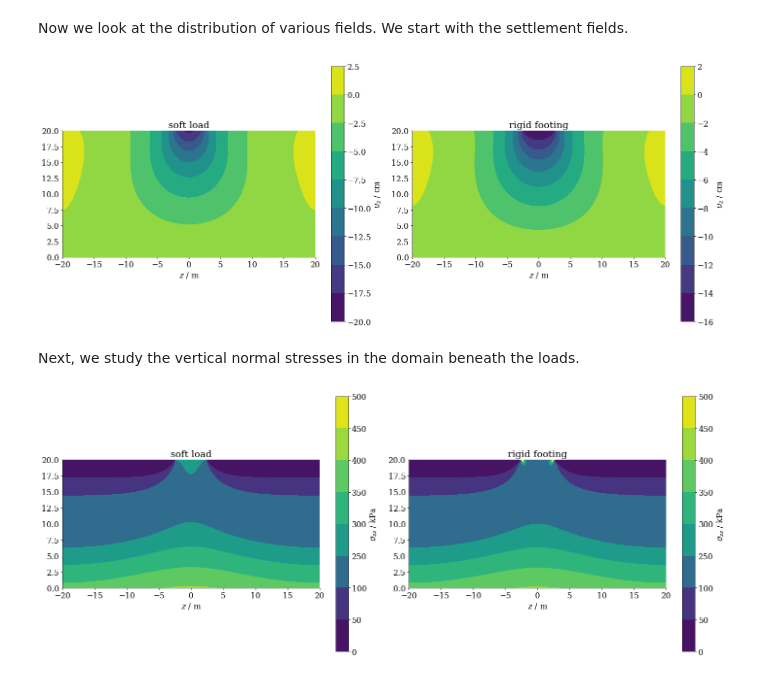
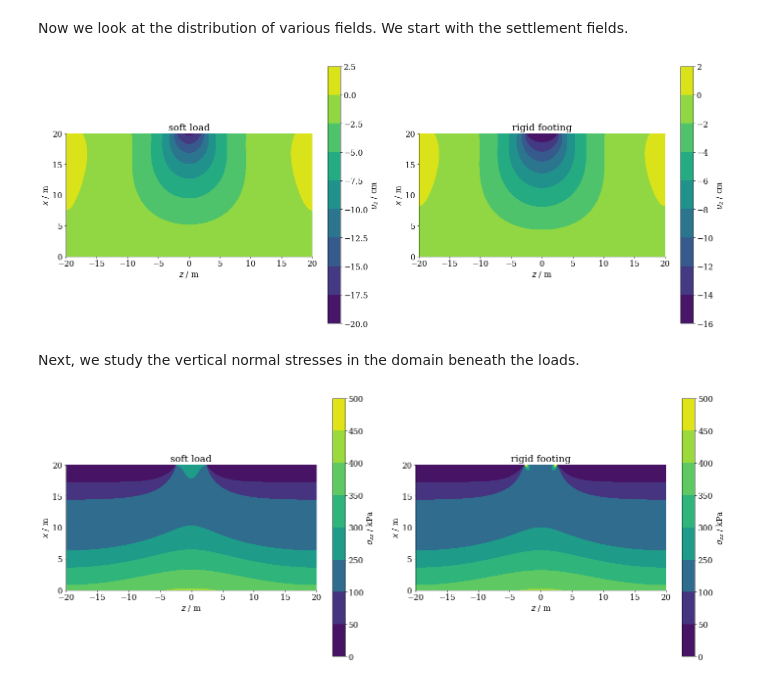
Before and after one commit to nagelt/MechanicsTrainingCourse2020, a Jupyter notebook: Foundation/Foundations.ipynb, the cells around one changed output. Cells and saved outputs as stored; diff of their text form; code cells hidden in the pictures.

```diff
--- a/Foundation/Foundations.ipynb
+++ b/Foundation/Foundations.ipynb
@@ -166,19 +166,19 @@ u_z_rigid = m_rigid.getField("displacement").T[1] * 100
 # %%
 #HIDDEN
 fig, ax = plt.subplots(ncols=2,figsize=(20,8))
 contour_soft = ax[0].tricontourf(triang, u_z_soft-u_z_geo)
 contour_rigid = ax[1].tricontourf(triang, u_z_rigid-u_z_geo)
 fig.colorbar(contour_soft,ax=ax[0],label='$u_z$ / cm')
 fig.colorbar(contour_rigid,ax=ax[1],label='$u_z$ / cm')
 ax[0].set_title('soft load')
 ax[1].set_title('rigid footing')
 for i in range(2):
     ax[i].set_aspect('equal')
-    ax[i].set_xlabel('$x$ / m')
+    ax[i].set_ylabel('$x$ / m')
     ax[i].set_xlabel('$z$ / m')
 fig.tight_layout();
 # %% [output]
-[figure, old version]
+[figure, new version]
 # %% [markdown]
 Next, we study the vertical normal stresses in the domain beneath the loads.
 # %%
@@ -195,8 +195,8 @@ ax[0].set_title('soft load')
 ax[1].set_title('rigid footing')
 for i in range(2):
     ax[i].set_aspect('equal')
-    ax[i].set_xlabel('$x$ / m')
+    ax[i].set_ylabel('$x$ / m')
     ax[i].set_xlabel('$z$ / m')
 fig.tight_layout();
 # %% [output]
-[figure, old version]
+[figure, new version]
```
Also changed, not shown: parts of 3 cells of this notebook.
